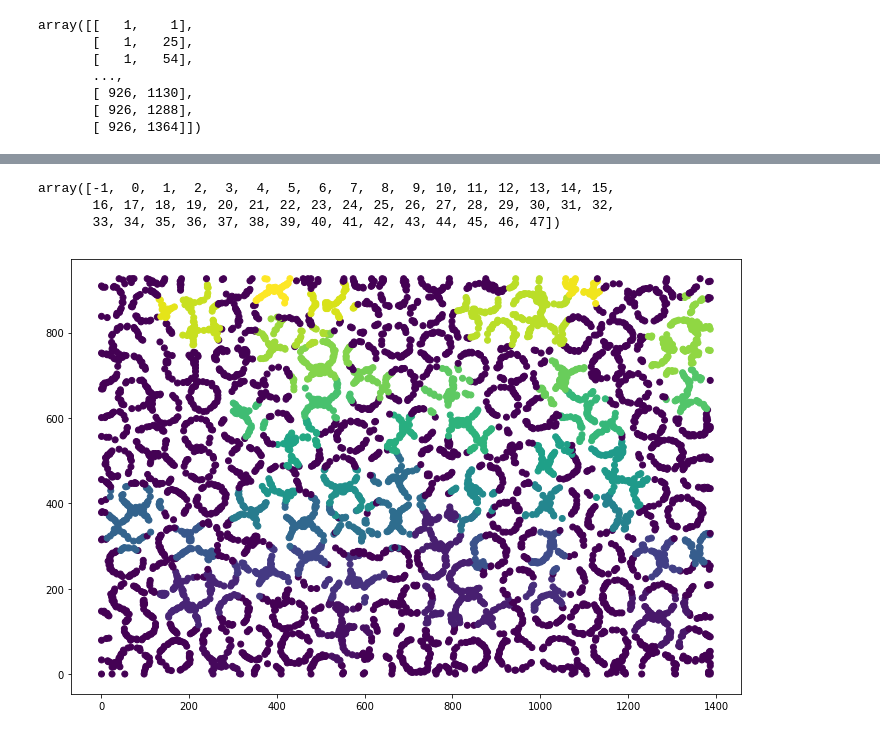
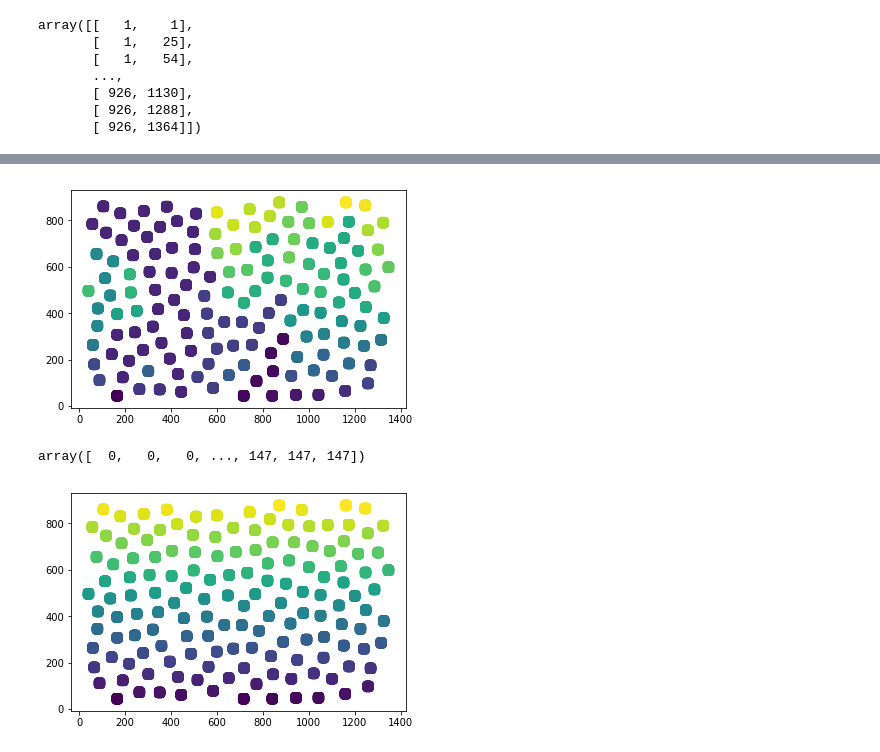
Before and after one commit to DiscoveryDNA/reading_czi_stack_videos_GH, a Jupyter notebook: notebooks/5_Nucleus_Perimeter_ST.ipynb, the cells around one changed output, grey strips where cells are left out. Saved outputs shown, nothing was run; the diff lists cells and outputs as text; code cells hidden in the pictures.

```diff
--- a/notebooks/Nucleus_Perimeter_ST.ipynb
+++ b/notebooks/5_Nucleus_Perimeter_ST.ipynb
@@ -260,13 +293,19 @@ from sklearn.cluster import DBSCAN
+# %%
+plt.figure()
+plt.scatter(centers["x"], centers["y"], c=cluster_ft.labels_);
+# %% [output]
+[figure, added]
 # %%
-cluster_ft = DBSCAN(eps=40, min_samples=30)
-labels = cluster_ft.fit_predict(coords)
-np.unique(labels)
+cluster_ft = DBSCAN(eps=1, min_samples=4)
+labels = cluster_ft.fit_predict(centers)
+labels
 # %% [output]
-array([-1,  0,  1,  2,  3,  4,  5,  6,  7,  8,  9, 10, 11, 12, 13, 14, 15,
-       16, 17, 18, 19, 20, 21, 22, 23, 24, 25, 26, 27, 28, 29, 30, 31, 32,
-       33, 34, 35, 36, 37, 38, 39, 40, 41, 42, 43, 44, 45, 46, 47])
+array([  0,   0,   0, ..., 147, 147, 147])
-# %%
-plt.figure(figsize=(12, 8))
-plt.scatter(coords[:, 1], coords[:, 0], c=cluster_ft.labels_);
-# %% [output]
-[figure, removed]
+# %%
+plt.figure()
+plt.scatter(centers["x"], centers["y"], c=cluster_ft.labels_);
+#it's hard to tell that they are different, but the colors
+#are different shades (otherwise it would look like above)
+#indicating different clusters = 147 total unique ones
+# %% [output]
+[figure, added]
```
Also changed, not shown: parts of 18 cells of this notebook.
